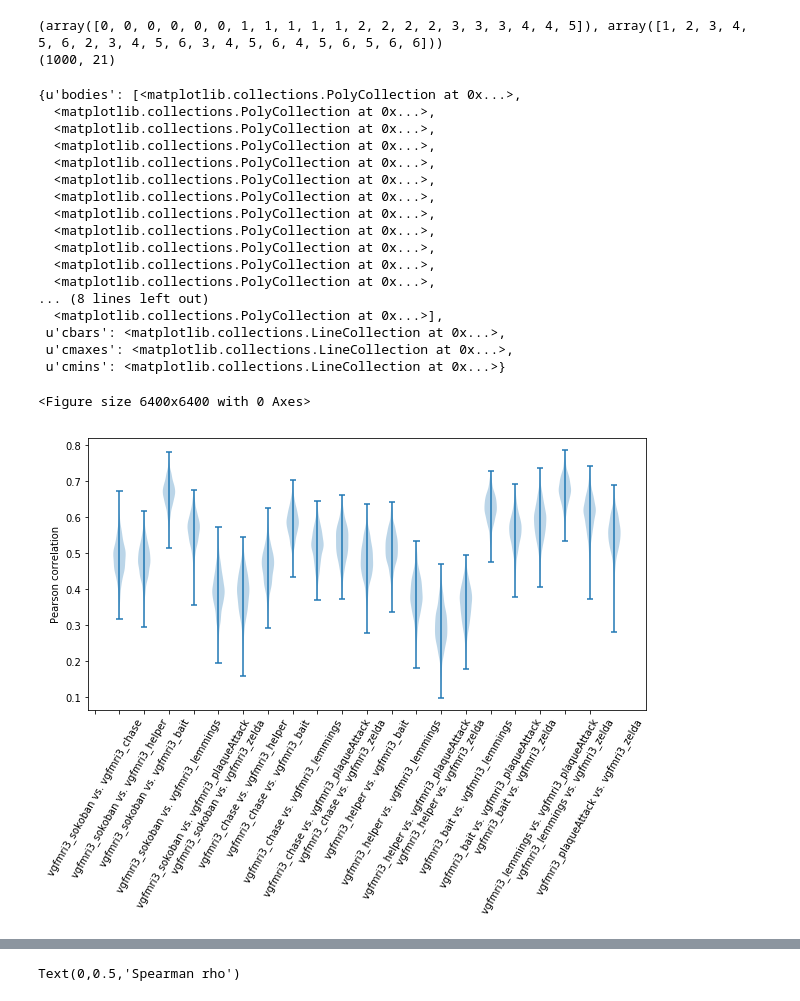
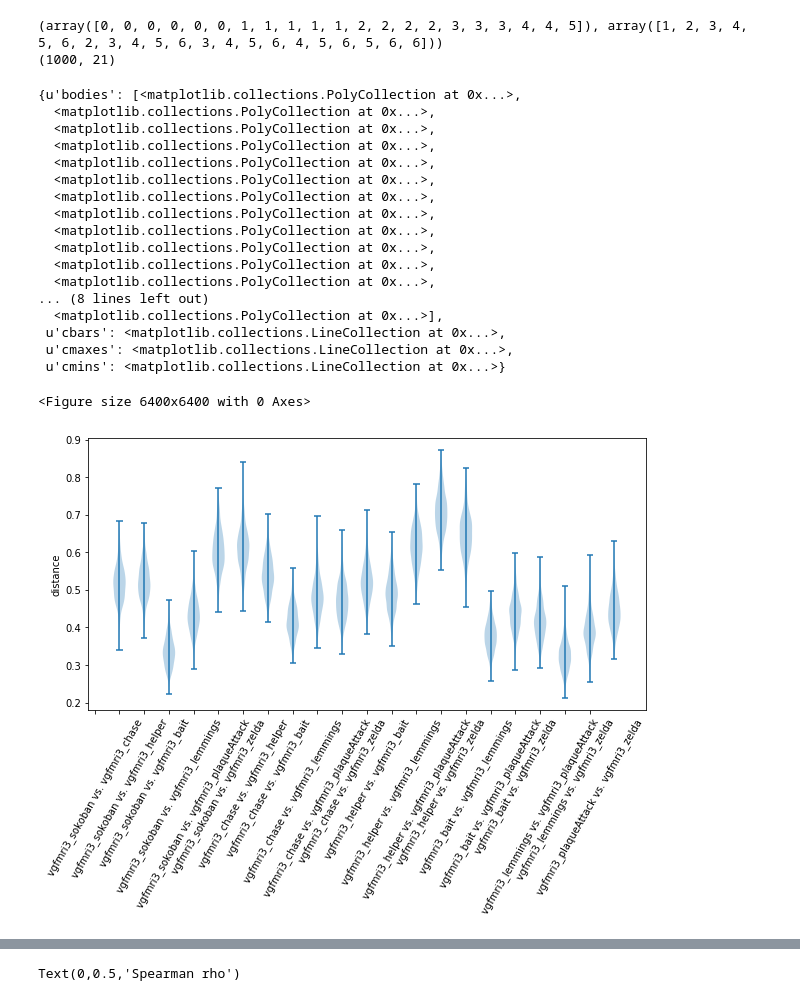
Before and after one commit to tsividis/vgdl, a Jupyter notebook: HRR visualize.ipynb, the cells around one changed output, grey strips where cells are left out. Drawn from its saved outputs; the diff is of its cells as text; code cells hidden in the pictures.

```diff
--- a/HRR visualize.ipynb
+++ b/HRR visualize.ipynb
@@ -71,32 +48,32 @@ for j in range(len(i[0])):
     labels.append(game_names[i[0][j]] + ' vs. ' + game_names[i[1][j]])
 
 plt.figure(dpi=800, figsize=(8, 8))
 fig, ax = plt.subplots(figsize=(10,5))
-plt.ylabel('Pearson correlation')
+plt.ylabel('distance')
 plt.xticks(range(len(labels)), labels, rotation=60)
 
 ax.violinplot(r[:,:])
 
 #plt.show()
 # %% [output]
 (array([0, 0, 0, 0, 0, 0, 1, 1, 1, 1, 1, 2, 2, 2, 2, 3, 3, 3, 4, 4, 5]), array([1, 2, 3, 4, 5, 6, 2, 3, 4, 5, 6, 3, 4, 5, 6, 4, 5, 6, 5, 6, 6]))
 (1000, 21)
 {u'bodies': [<matplotlib.collections.PolyCollection at 0x...>,
   <matplotlib.collections.PolyCollection at 0x...>,
   <matplotlib.collections.PolyCollection at 0x...>,
   <matplotlib.collections.PolyCollection at 0x...>,
   <matplotlib.collections.PolyCollection at 0x...>,
   <matplotlib.collections.PolyCollection at 0x...>,
   <matplotlib.collections.PolyCollection at 0x...>,
   <matplotlib.collections.PolyCollection at 0x...>,
   <matplotlib.collections.PolyCollection at 0x...>,
   <matplotlib.collections.PolyCollection at 0x...>,
   <matplotlib.collections.PolyCollection at 0x...>,
   <matplotlib.collections.PolyCollection at 0x...>,
 ... (8 lines left out)
   <matplotlib.collections.PolyCollection at 0x...>],
  u'cbars': <matplotlib.collections.LineCollection at 0x...>,
  u'cmaxes': <matplotlib.collections.LineCollection at 0x...>,
  u'cmins': <matplotlib.collections.LineCollection at 0x...>}
 <Figure size 6400x6400 with 0 Axes>
-[figure, old version]
+[figure, new version]
```
Also changed, not shown: parts of 7 cells of this notebook, 3 other files.
